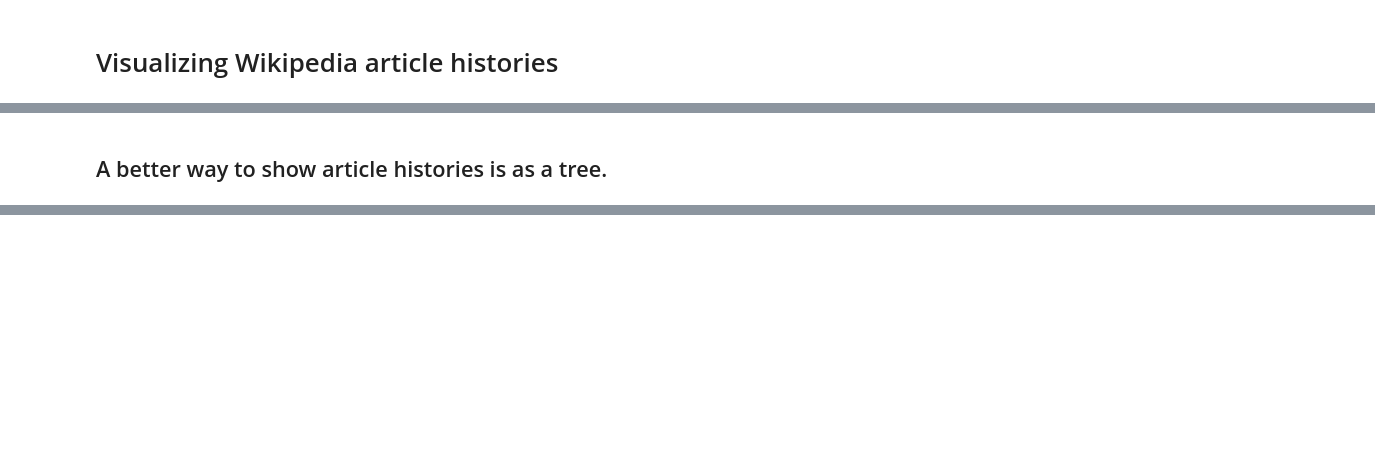
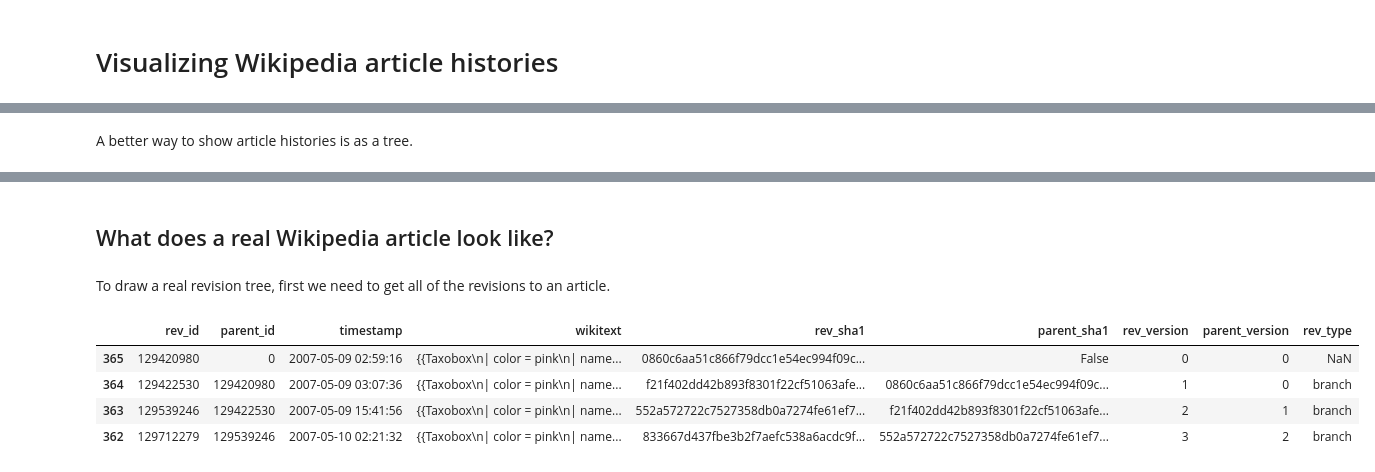
Before and after one commit to evoapps/wikivision, a Jupyter notebook: notebooks/visualizing-article-histories.ipynb, the cells around one changed output, grey strips where cells are left out. Saved outputs shown, nothing was run; the diff lists cells and outputs as text; code cells hidden in the pictures; blank space fills up the shorter version.

Commit message:
Pull graphviz code into wikivision package

```diff
--- a/notebooks/visualizing-article-histories.ipynb
+++ b/notebooks/visualizing-article-histories.ipynb
@@ -36,7 +37,7 @@ reversions
 # %% [output]
 [drawing not drawn]
 # %% [markdown]
-## A better way to show article histories is as a tree.
+A better way to show article histories is as a tree.
 # %%
 full_tree = graphviz.Digraph(
     graph_attr={'rankdir': 'LR'},
@@ -66,3 +67,17 @@ full_tree.edges([
 full_tree
 # %% [output]
 [drawing not drawn]
+# %% [markdown]
+## What does a real Wikipedia article look like?
+# %% [markdown]
+To draw a real revision tree, first we need to get all of the revisions to an article.
+# %%
+import wikivision
+revisions = wikivision.get_article_revisions('splendid_fairywren')
+revisions.head(n=4)
+# %% [output]
+|  | rev_id | parent_id | timestamp | wikitext | rev_sha1 | parent_sha1 | rev_version | parent_version | rev_type |
+| 365 | 129420980 | 0 | 2007-05-09 02:59:16 | {{Taxobox\n| color = pink\n| name... | 0860c6aa51c866f79dcc1e54ec994f09c... | False | 0 | 0 | NaN |
+| 364 | 129422530 | 129420980 | 2007-05-09 03:07:36 | {{Taxobox\n| color = pink\n| name... | f21f402dd42b893f8301f22cf51063afe... | 0860c6aa51c866f79dcc1e54ec994f09c... | 1 | 0 | branch |
+| 363 | 129539246 | 129422530 | 2007-05-09 15:41:56 | {{Taxobox\n| color = pink\n| name... | 552a572722c7527358db0a7274fe61ef7... | f21f402dd42b893f8301f22cf51063afe... | 2 | 1 | branch |
+| 362 | 129712279 | 129539246 | 2007-05-10 02:21:32 | {{Taxobox\n| color = pink\n| name... | 833667d437fbe3b2f7aefc538a6acdc9f... | 552a572722c7527358db0a7274fe61ef7... | 3 | 2 | branch |
```
Also changed, not shown: parts of 22 cells of this notebook, 1 other file.
